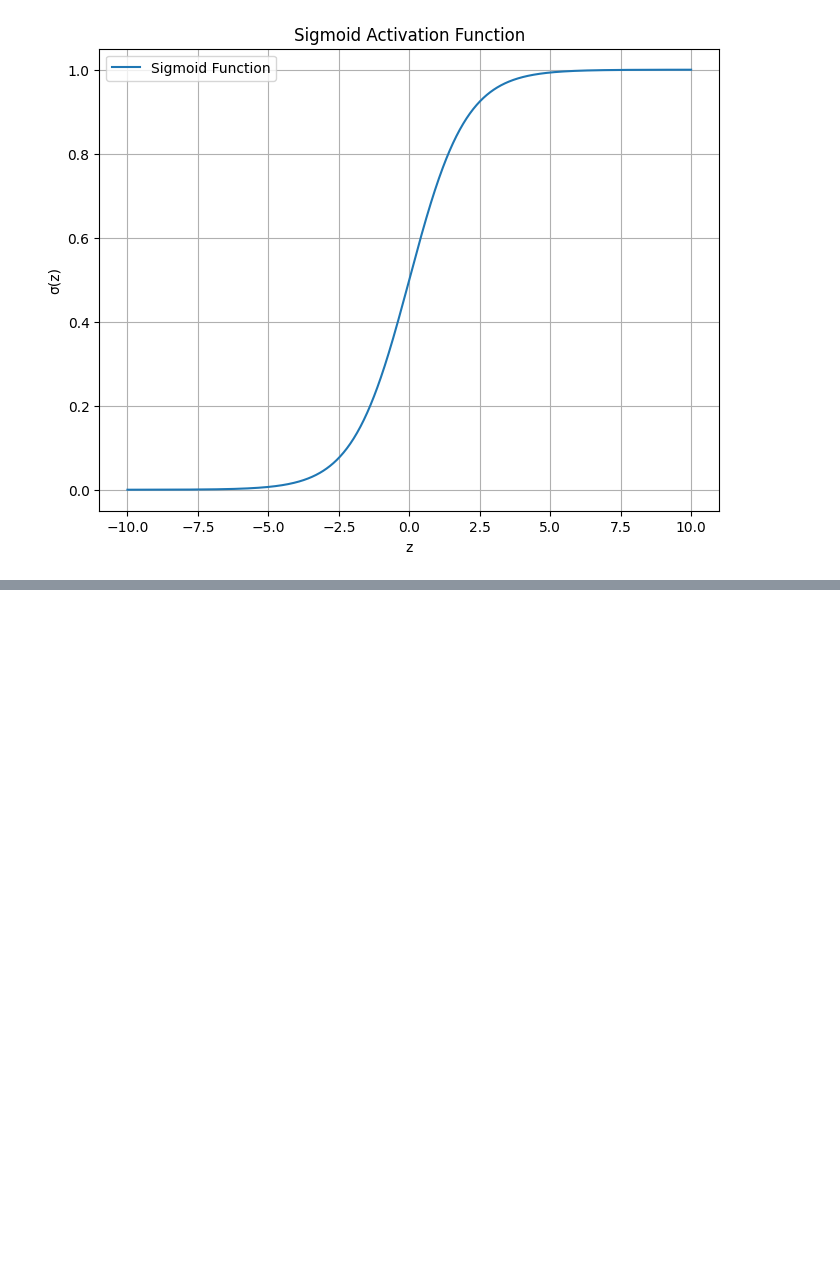
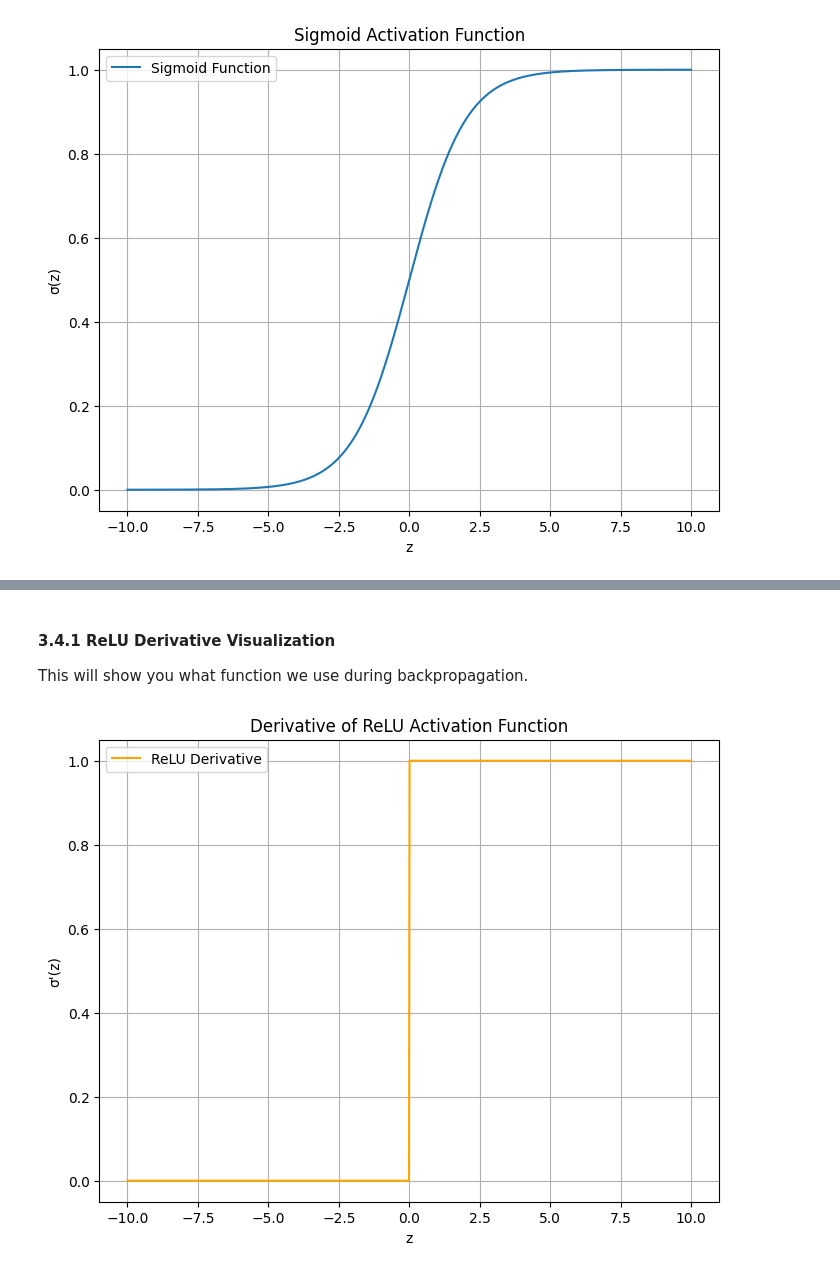
Before and after one commit to dinosaur-oatmeal/MNIST-Walkthrough, a Jupyter notebook: MNIST-Walkthrough.ipynb, the cells around one changed output, grey strips where cells are left out. Saved outputs shown, nothing was run; the diff lists cells and outputs as text; code cells hidden in the pictures; blank space fills up the shorter version.

```diff
--- a/MNIST-Walkthrough.ipynb
+++ b/MNIST-Walkthrough.ipynb
@@ -904,0 +346,23 @@ plot_accuracy_over_epochs(training_losses, training_accuracies)
+# %%
+def relu_derivative(z):
+
+    return (z > 0).astype(float)
+# %% [markdown]
+#### 3.4.1 ReLU Derivative Visualization
+
+This will show you what function we use during backpropagation.
+# %%
+# Compute derivative
+relu_derivative_z = relu_derivative(relu_z)
+
+# Plot derivative
+plt.figure(figsize=(8, 6))
+plt.plot(z, relu_derivative_z, label='ReLU Derivative', color='orange')
+plt.title('Derivative of ReLU Activation Function')
+plt.xlabel('z')
+plt.ylabel("σ'(z)")
+plt.grid(True)
+plt.legend()
+plt.show()
+# %% [output]
+[figure, added]
```
Also changed, not shown: parts of 92 cells of this notebook, 1 other file.
